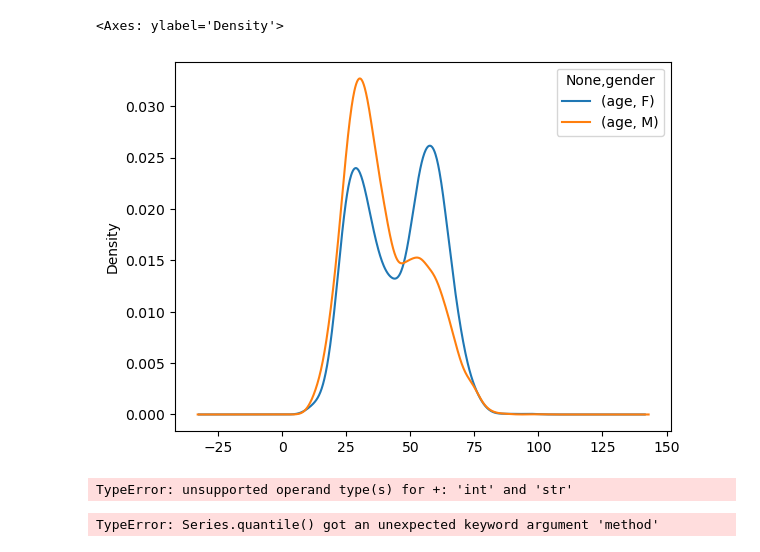
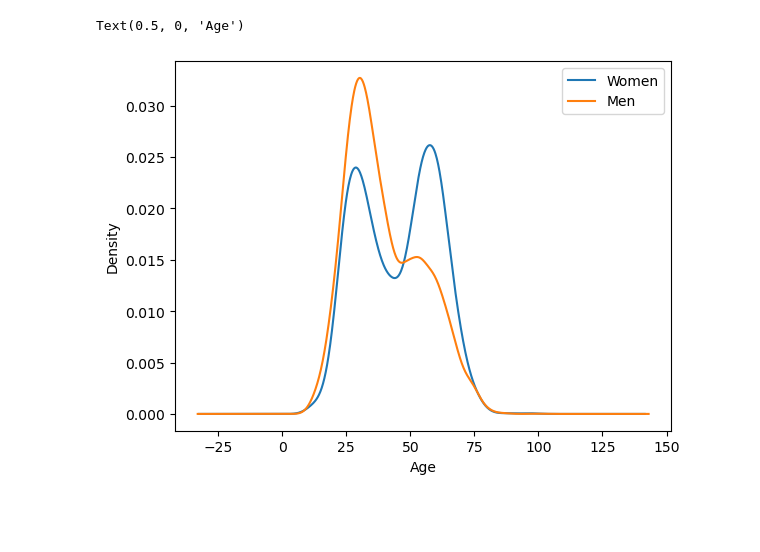
Before and after one commit to conner-mcnicholas/Pickleball_Timeout_Analysis, a Jupyter notebook: src/dupr.ipynb, the cells around one changed output. Saved outputs shown, nothing was run; the diff lists cells and outputs as text; code cells hidden in the pictures; blank space fills up the shorter version.

Commit message:
local dupr

```diff
--- a/src/dupr.ipynb
+++ b/src/dupr.ipynb
@@ -12,15 +12,9 @@ df_dupr = pd.read_csv("../docs/PickleBallDUPRs.csv")
 df_dupr["singles_dupr"].loc[df_dupr.singles_dupr=="NR"] = np.nan
 df_dupr["singles_dupr"]=df_dupr.singles_dupr.astype("float")
 # %%
-df_dupr[[(x < 100) and (x>10) for x in df_dupr.age]].pivot(columns="gender",values=["age"]).plot.kde()
+df_dupr[[(x < 100) and (x>10) for x in df_dupr.age]].loc[pd.notna(df_dupr.gender)].pivot(columns="gender",values=["age"]).plot.kde()
+plt.legend(["Women","Men"])
+plt.xlabel("Age")
 # %% [output]
-<Axes: ylabel='Density'>
+Text(0.5, 0, 'Age')
-[figure, old version]
+[figure, new version]
-# %%
-df_dupr[["singles_dupr","doubles_dupr"]].mean()
-# %% [output]
-TypeError: unsupported operand type(s) for +: 'int' and 'str'
-# %%
-df_dupr[["doubles_dupr"]].quantile([.01*x for x in range(0,101)],method="table",interpolation="nearest")
-# %% [output]
-TypeError: Series.quantile() got an unexpected keyword argument 'method'
```
Also changed, not shown: parts of 9 cells of this notebook, 5 other files.
